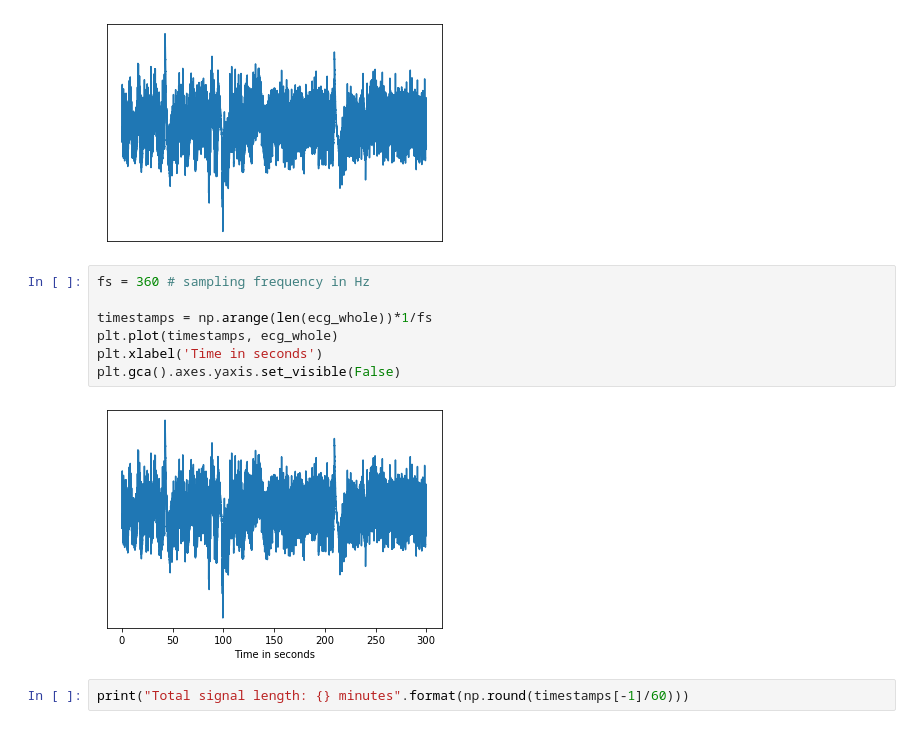
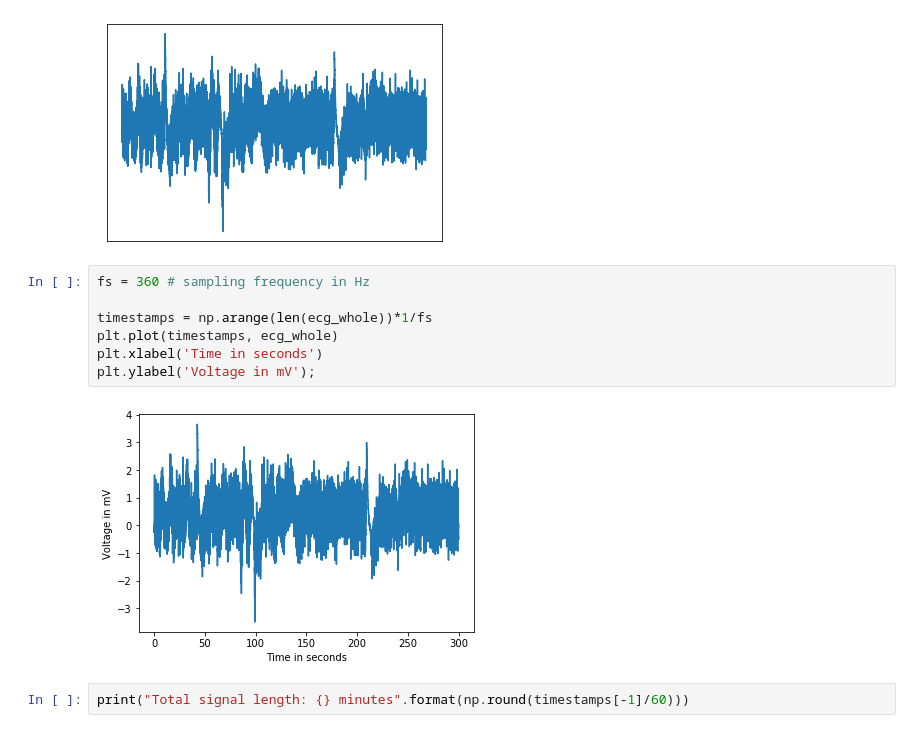
Before and after one commit to krejiba/heart-rate-estimation, a Jupyter notebook: ecg.ipynb, the cells around one changed output. Saved outputs shown, nothing was run; the diff lists cells and outputs as text.

```diff
--- a/ecg.ipynb
+++ b/ecg.ipynb
@@ -24,12 +28,12 @@ plt.gca().axes.yaxis.set_visible(False)
 # %%
 fs = 360 # sampling frequency in Hz
 
 timestamps = np.arange(len(ecg_whole))*1/fs
 plt.plot(timestamps, ecg_whole)
 plt.xlabel('Time in seconds')
-plt.gca().axes.yaxis.set_visible(False)
+plt.ylabel('Voltage in mV');
 # %% [output]
-[figure, old version]
+[figure, new version]
 # %%
 print("Total signal length: {} minutes".format(np.round(timestamps[-1]/60)))
 # %% [output]
```
Also changed, not shown: parts of 23 cells of this notebook.
